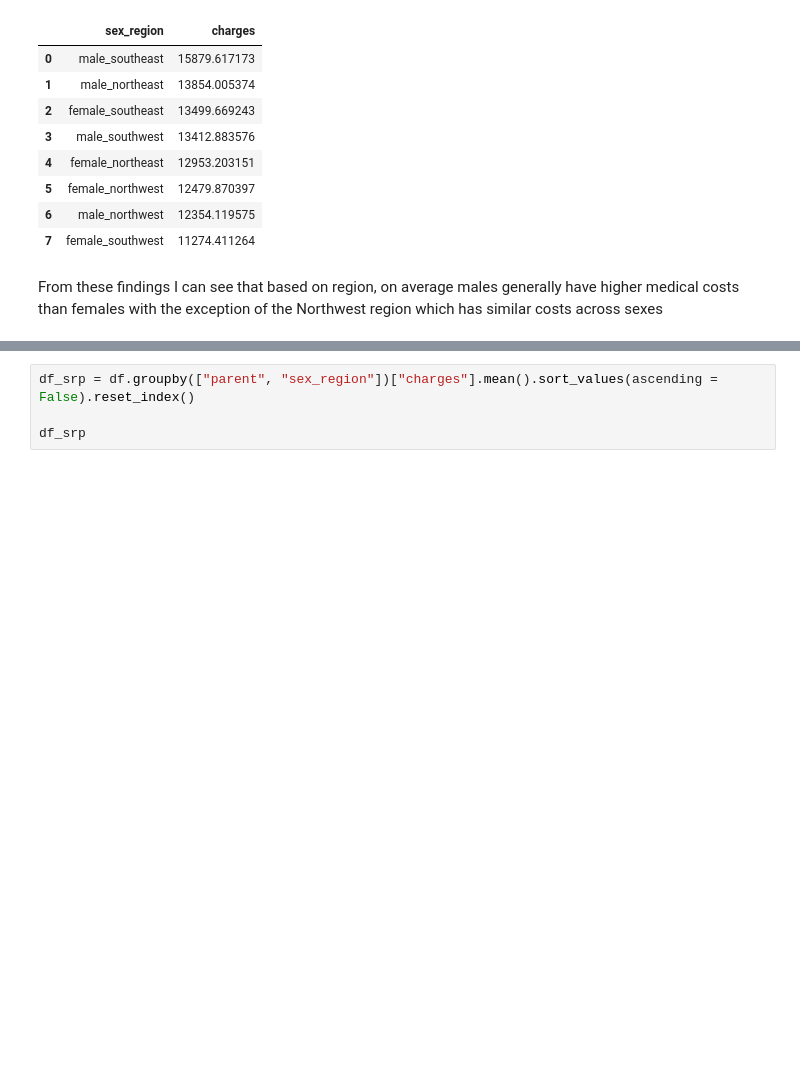
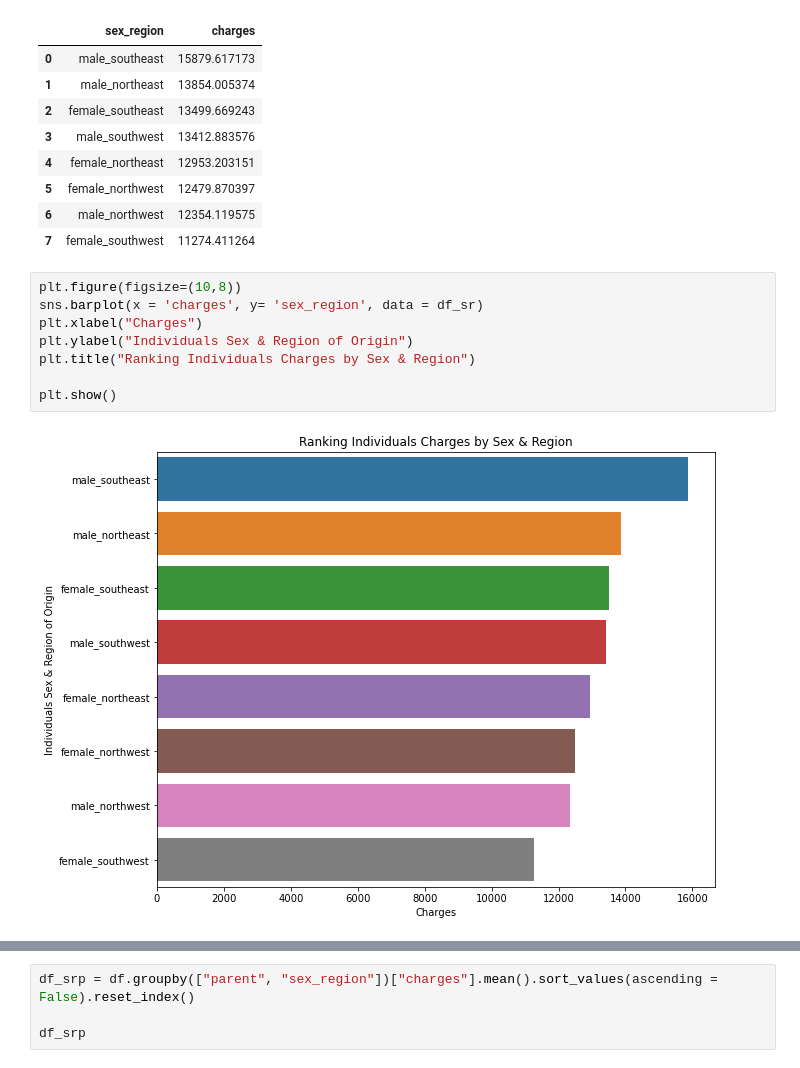
Before and after one commit to ubco-W2022T1-cosc301/project-group45, a Jupyter notebook: notebooks/analysis2.ipynb, the cells around one changed output, grey strips where cells are left out. Drawn from its saved outputs; the diff is of its cells as text; blank space fills up the shorter version.

```diff
--- a/notebooks/analysis2.ipynb
+++ b/notebooks/analysis2.ipynb
@@ -223,5 +227,13 @@ df_sr
 | 5 | female_northwest | 12479.870397 |
 | 6 | male_northwest | 12354.119575 |
 | 7 | female_southwest | 11274.411264 |
-# %% [markdown]
-From these findings I can see that based on region, on average males generally have higher medical costs than females with the exception of the Northwest region which has similar costs across sexes
+# %%
+plt.figure(figsize=(10,8))
+sns.barplot(x = 'charges', y= 'sex_region', data = df_sr)
+plt.xlabel("Charges")
+plt.ylabel("Individuals Sex & Region of Origin")
+plt.title("Ranking Individuals Charges by Sex & Region")
+
+plt.show()
+# %% [output]
+[figure, added]
```
Also changed, not shown: parts of 10 cells of this notebook, 1 other file.
